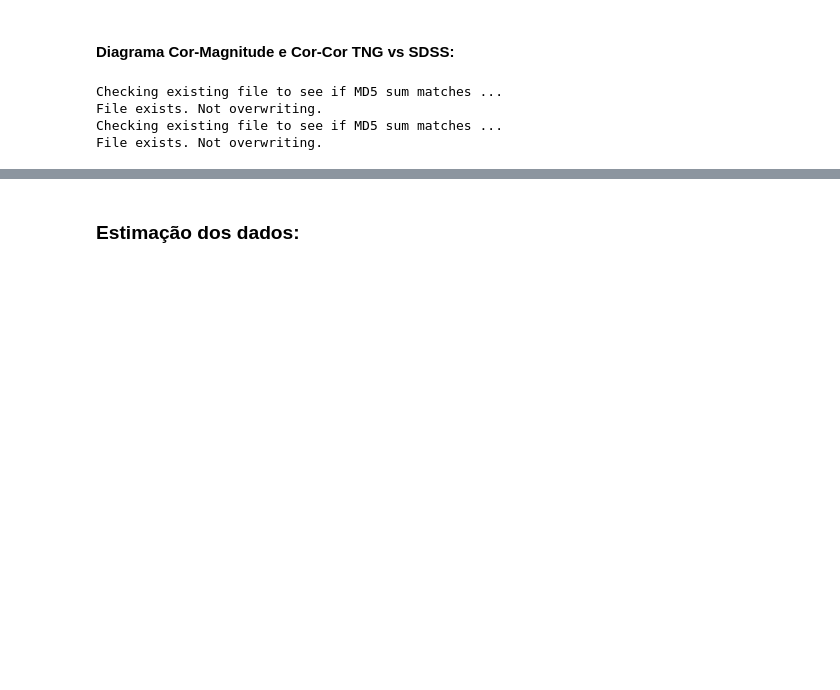
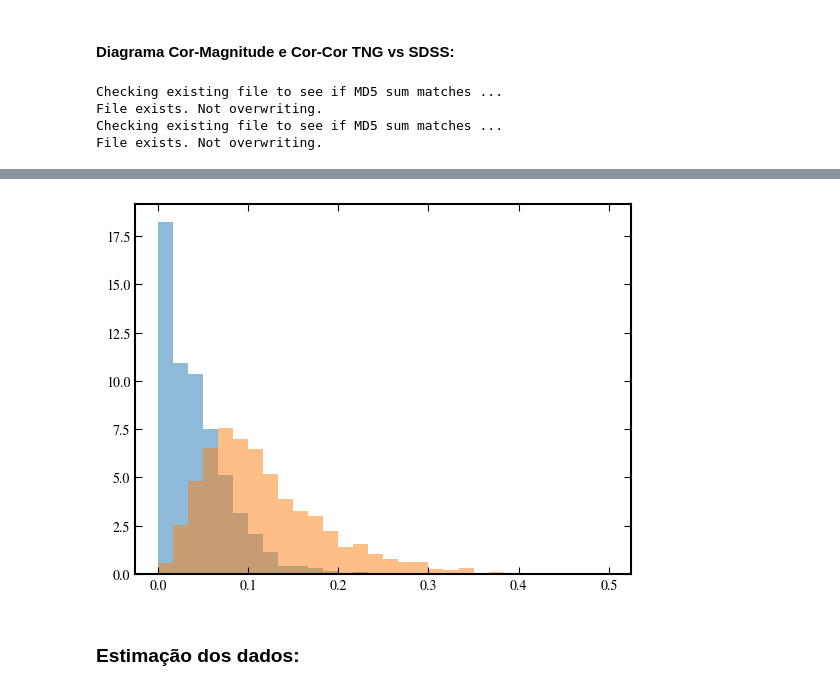
Before and after one commit to pedroand6/Inference4ETGs, a Jupyter notebook: Data/catalogue_estimation.ipynb, the cells around one changed output, grey strips where cells are left out. Cells and saved outputs as stored; diff of their text form; code cells hidden in the pictures; blank space fills up the shorter version.

```diff
--- a/Data/catalogue_estimation.ipynb
+++ b/Data/catalogue_estimation.ipynb
@@ -228,3 +252,10 @@ plt.show()
+# %%
+av_filter = (sdss_etgs['Av'] != -9999.0) & (sdss_etgs['Av'] != np.nan) & (sdss_etgs['logMass'] > 10.4)
+
+plt.hist(sdss_etgs['Av'][av_filter], range=(0, 0.5), bins=30, density=True, alpha=0.5)
+plt.hist(table_dust, range=(0, 0.5), bins=30, density=True, alpha=0.5);
+# %% [output]
+[figure, added]
 # %% [markdown]
 ### Estimação dos dados:
 # %%
```
Also changed, not shown: parts of 34 cells of this notebook, 1 other file.
